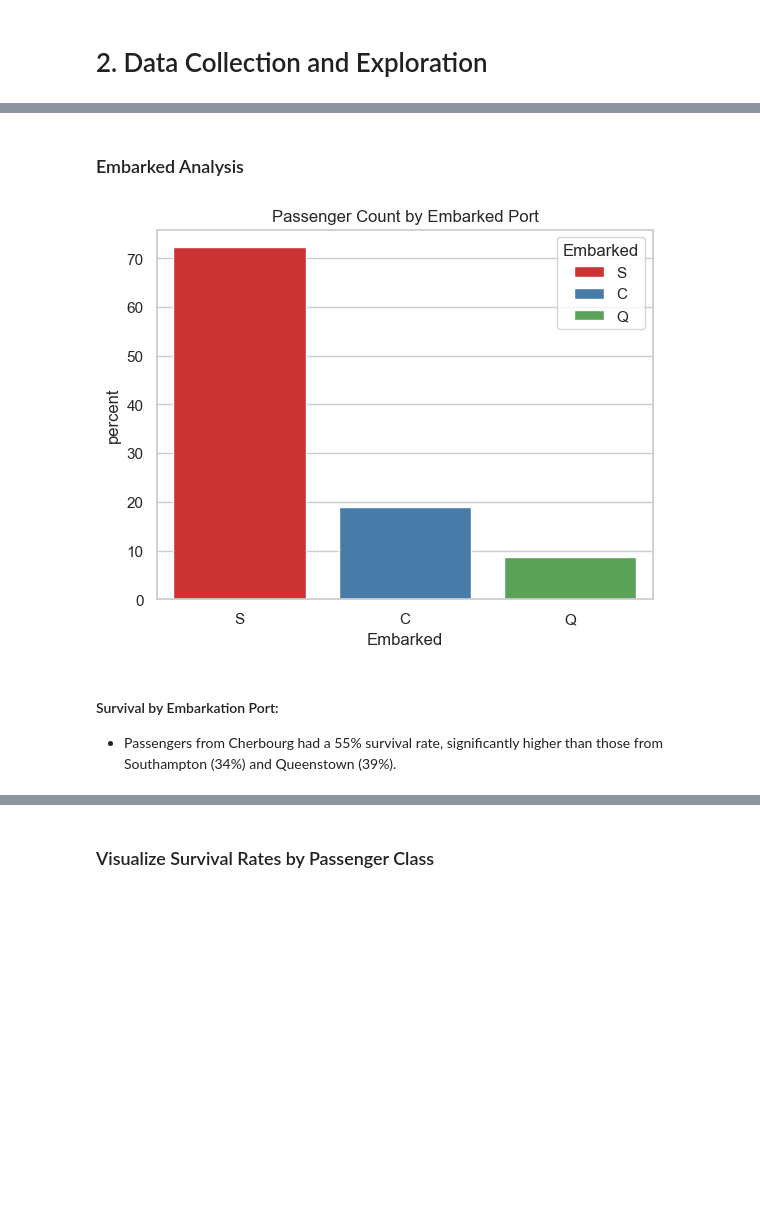
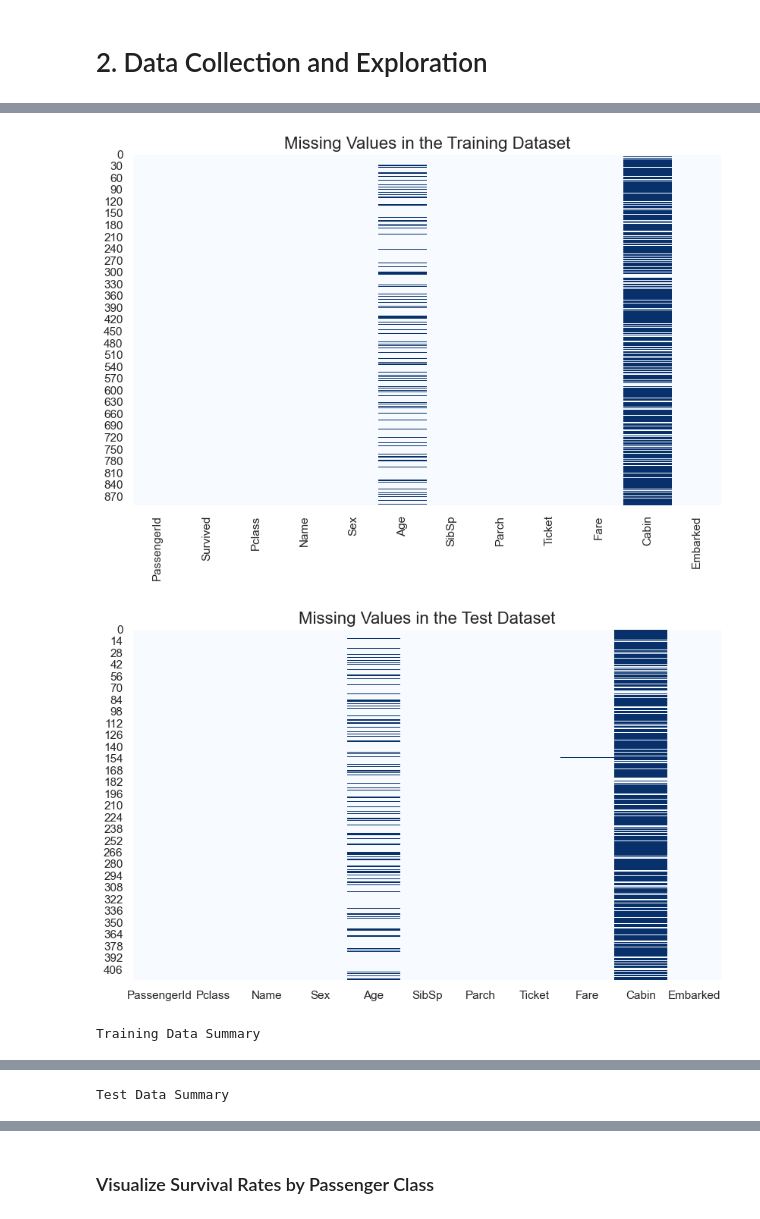
Before and after one commit to Pau1Co1e/miniature-bassoon, a Jupyter notebook: titanic.ipynb, the cells around one changed output, grey strips where cells are left out. Saved outputs shown, nothing was run; the diff lists cells and outputs as text; code cells hidden in the pictures; blank space fills up the shorter version.

```diff
--- a/titanic.ipynb
+++ b/titanic.ipynb
@@ -45,19 +46,42 @@ train_df = pd.read_csv('data/train/train.csv')
 test_df = pd.read_csv('data/test/test.csv')
 combine_df = [train_df, test_df]
 # %%
-# Features
-print(f"Features:\n{train_df.columns.values}")
-print()
+# Function to display the feature names
+def display_feature_columns(df, title="Feature Names"):
+    print(f"\n{title}:\n" + "-"*len(title))
+    for column in df.columns:
+        print(column)
 
-# Display first few rows of train and test data
-train_df.head()
-test_df.head()
+# Function to visualize missing values, only if missing values exist
+def visualize_missing_values(df, title="Missing Values in the Dataset"):
+    if df.isnull().sum().sum() > 0:  # Check if there are any missing values
+        plt.figure(figsize=(10, 6))
+        sns.heatmap(df.isnull(), cbar=False, cmap="Blues", annot=False)
+        plt.title(title, fontsize=16)
+        plt.show()
+    else:
+        print(f"No missing values to display for {title}.")
 
-# Summary statistics
-print(train_df.describe())
-print(test_df.describe())
+# Function to display summary statistics with gradient background
+def display_summary_statistics(df, title="Dataset Summary", cmap="Blues"):
+    summary = df.describe().transpose()
+    return summary.style.background_gradient(cmap=cmap).set_caption(title)
 
-# Check for missing values
-print(train_df.isnull().sum())
-print(test_df.isnull().sum())
+# Call functions for train and test datasets
+
+# 1. Display feature names
+display_feature_columns(train_df, title="Training Dataset Features")
+display_feature_columns(test_df, title="Test Dataset Features")
+
+# 2. Visualize missing values
+visualize_missing_values(train_df, title="Missing Values in the Training Dataset")
+visualize_missing_values(test_df, title="Missing Values in the Test Dataset")
+
+# 3. Show summary statistics with better formatting
+train_summary_styled = display_summary_statistics(train_df, title="Training Data Summary", cmap="Blues")
+test_summary_styled = display_summary_statistics(test_df, title="Test Data Summary", cmap="Greens")
+
+# Display the styled summary
+display(train_summary_styled)
+display(test_summary_styled)
 # %% [output]
@@ -80,0 +105,3 @@ dtype: int64
+[figure, added]
+[figure, added]
+Training Data Summary
@@ -80,0 +116 @@ dtype: int64
+Test Data Summary
@@ -81,12 +123,0 @@ dtype: int64
-# %% [markdown]
-### Embarked Analysis
-# %%
-x = 'hue'
-sns.countplot(x='Embarked', hue='Embarked', data=train_df, palette="Set1", legend=True, stat='percent')
-plt.title("Passenger Count by Embarked Port")
-plt.show()
-# %% [output]
-[figure, removed]
-# %% [markdown]
-#### Survival by Embarkation Port:
-- Passengers from Cherbourg had a 55% survival rate, significantly higher than those from Southampton (34%) and Queenstown (39%).
```
Also changed, not shown: parts of 16 cells of this notebook.
